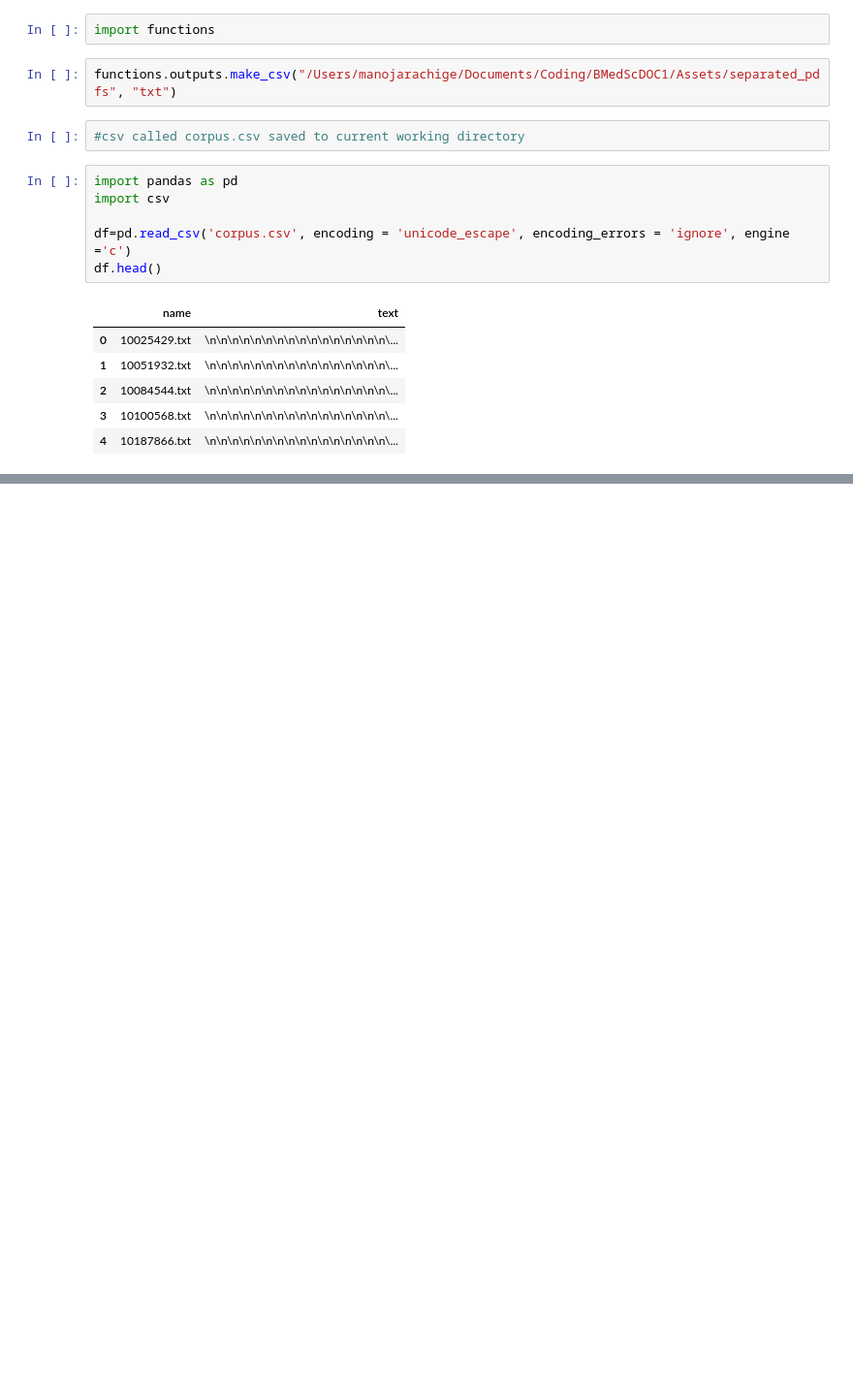
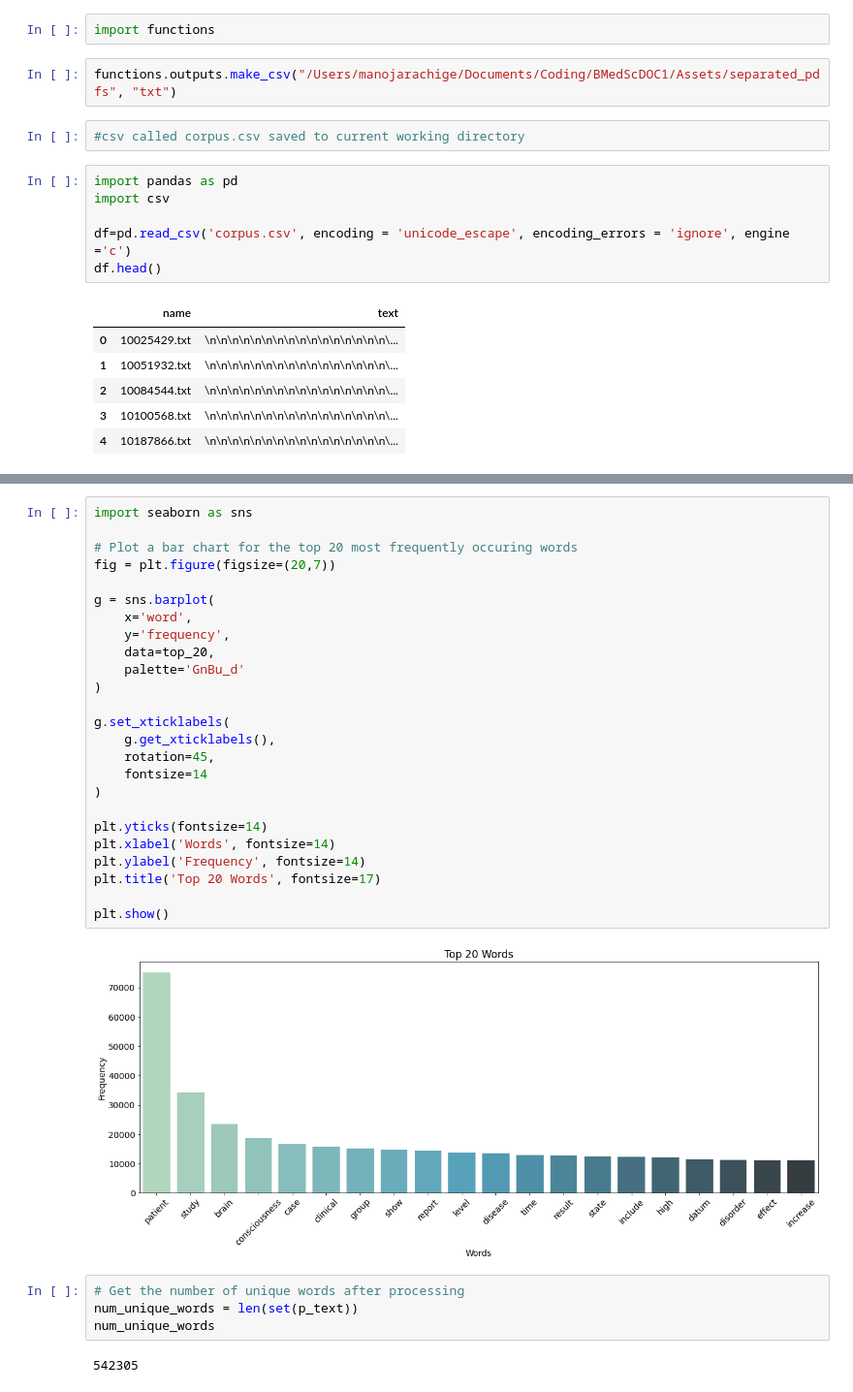
Before and after one commit to Mango117/BMedScDOC_Scripts, a Jupyter notebook: TM_pdfs.ipynb, the cells around one changed output, grey strips where cells are left out. Shown: that part at 97% size. Saved outputs shown, nothing was run; the diff lists cells and outputs as text; blank space fills up the shorter version.

```diff
--- a/TM_pdfs.ipynb
+++ b/TM_pdfs.ipynb
@@ -116,0 +117,33 @@ top_20
+# %%
+import seaborn as sns
+
+# Plot a bar chart for the top 20 most frequently occuring words
+fig = plt.figure(figsize=(20,7))
+
+g = sns.barplot(
+    x='word',
+    y='frequency',
+    data=top_20,
+    palette='GnBu_d'
+)
+
+g.set_xticklabels(
+    g.get_xticklabels(),
+    rotation=45,
+    fontsize=14
+)
+
+plt.yticks(fontsize=14)
+plt.xlabel('Words', fontsize=14)
+plt.ylabel('Frequency', fontsize=14)
+plt.title('Top 20 Words', fontsize=17)
+
+plt.show()
+# %% [output]
+[figure, added]
+# %%
+# Get the number of unique words after processing
+num_unique_words = len(set(p_text))
+num_unique_words
+# %% [output]
+542305
```
Also changed, not shown: parts of 18 cells of this notebook, 1 other file.
